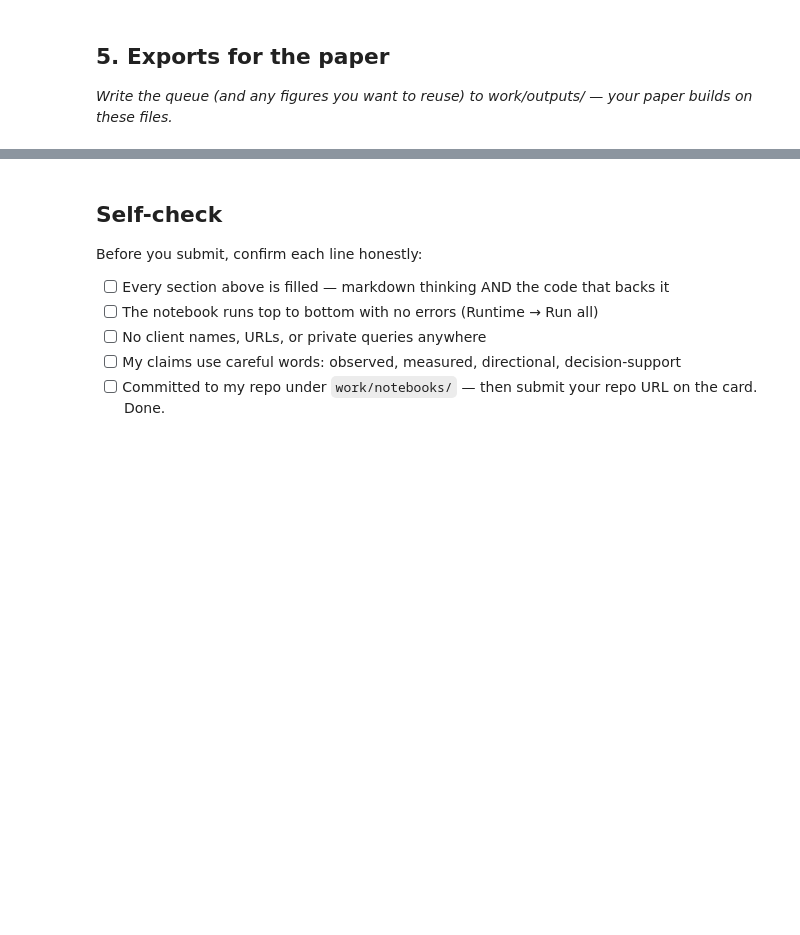
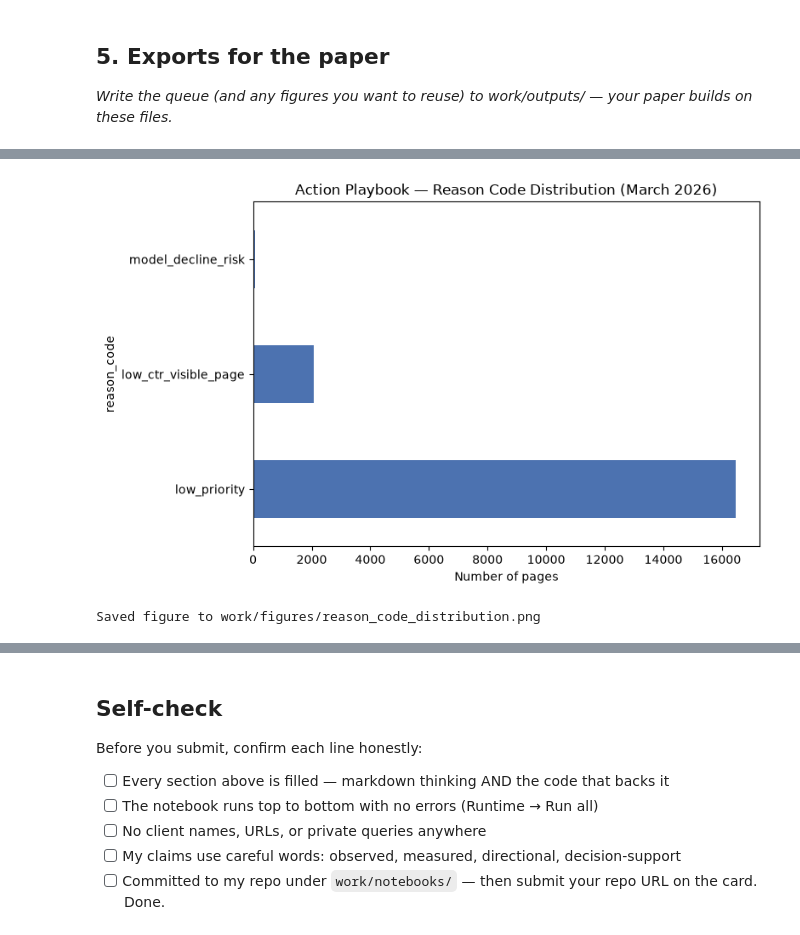
Before and after one commit to kaant7/flyrank-internship-ml, a Jupyter notebook: work/notebooks/w07_action_playbook.ipynb, the cells around one changed output, grey strips where cells are left out. Drawn from its saved outputs; the diff is of its cells as text; code cells hidden in the pictures; blank space fills up the shorter version.

```diff
--- a/work/notebooks/w07_action_playbook.ipynb
+++ b/work/notebooks/w07_action_playbook.ipynb
@@ -285,0 +349,15 @@ an assumption to carry forward.
+# %%
+import matplotlib.pyplot as plt
+
+fig, ax = plt.subplots(figsize=(8, 5))
+queue["reason_code"].value_counts().plot(kind="barh", ax=ax, color="#4C72B0")
+ax.set_xlabel("Number of pages")
+ax.set_title("Action Playbook — Reason Code Distribution (March 2026)")
+plt.tight_layout()
+plt.savefig("../figures/reason_code_distribution.png", dpi=150)
+plt.show()
+
+print("Saved figure to work/figures/reason_code_distribution.png")
+# %% [output]
+[figure, added]
+Saved figure to work/figures/reason_code_distribution.png
```
Also changed, not shown: parts of 4 cells of this notebook, 2 other files.
